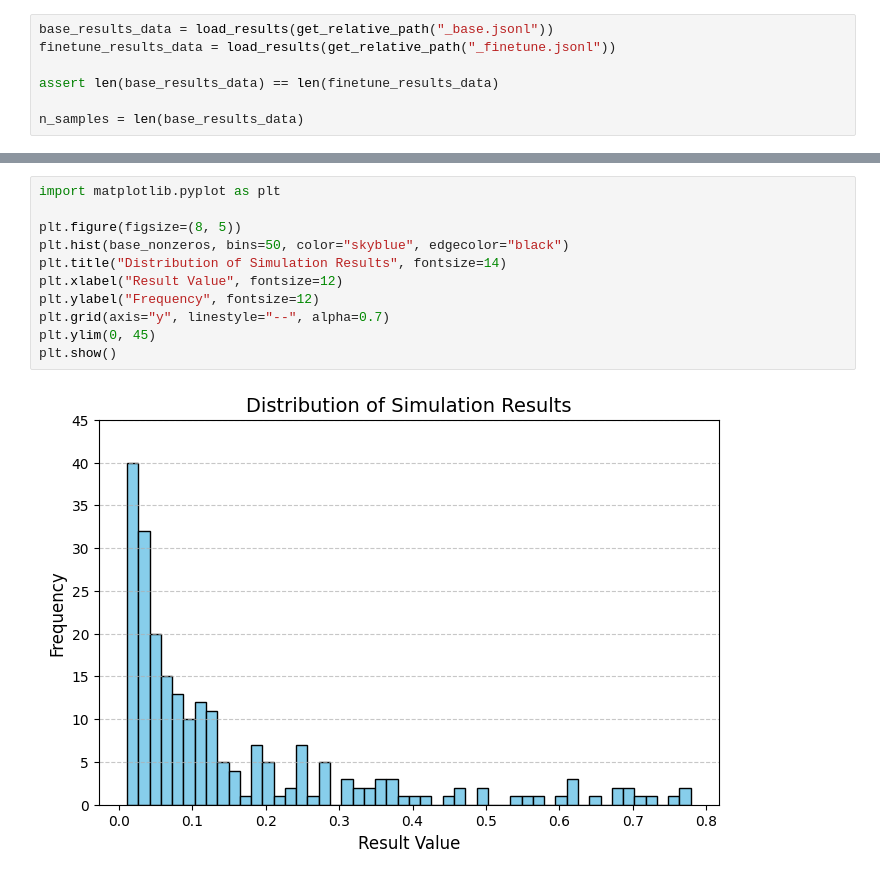
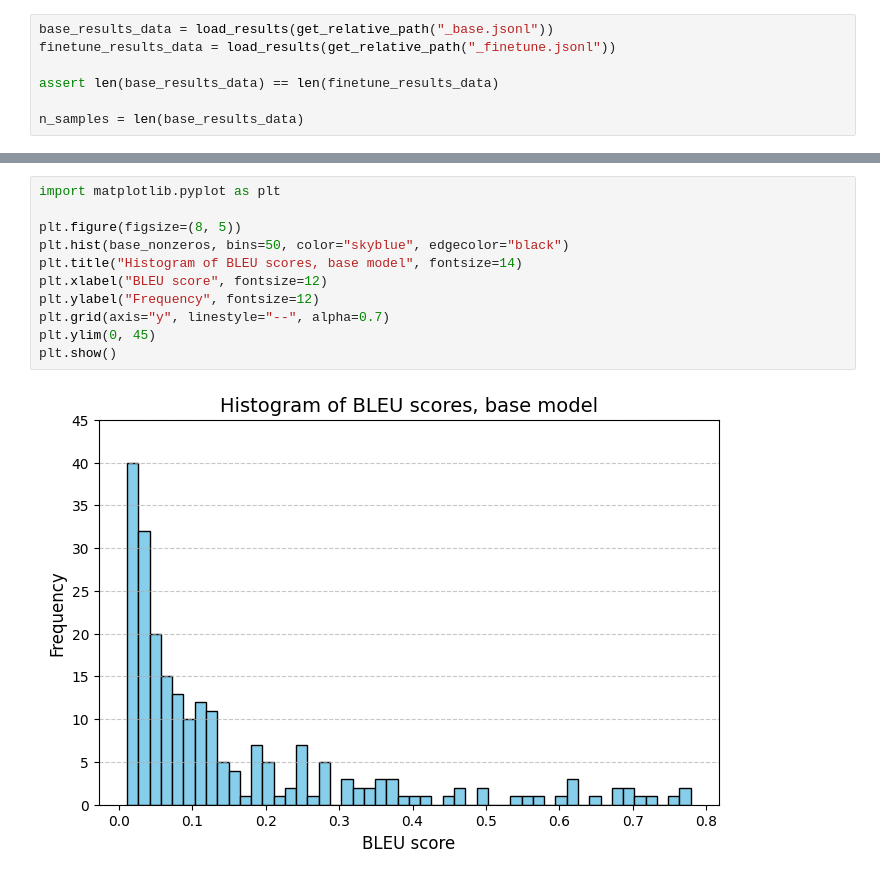
Before and after one commit to uwm-cs561/stunning-goggles, a Jupyter notebook: djs/analysis/analyze.ipynb, the cells around one changed output, grey strips where cells are left out. Cells and saved outputs as stored; diff of their text form.

```diff
--- a/djs/analysis/analyze.ipynb
+++ b/djs/analysis/analyze.ipynb
@@ -95,16 +122,16 @@ fine_count_zeros=326
 # %%
 import matplotlib.pyplot as plt
 
 plt.figure(figsize=(8, 5))
 plt.hist(base_nonzeros, bins=50, color="skyblue", edgecolor="black")
-plt.title("Distribution of Simulation Results", fontsize=14)
-plt.xlabel("Result Value", fontsize=12)
+plt.title("Histogram of BLEU scores, base model", fontsize=14)
+plt.xlabel("BLEU score", fontsize=12)
 plt.ylabel("Frequency", fontsize=12)
 plt.grid(axis="y", linestyle="--", alpha=0.7)
 plt.ylim(0, 45)
 plt.show()
 # %% [output]
-[figure, old version]
+[figure, new version]
 # %%
 import matplotlib.pyplot as plt
 
```
Also changed, not shown: parts of 5 cells of this notebook.
